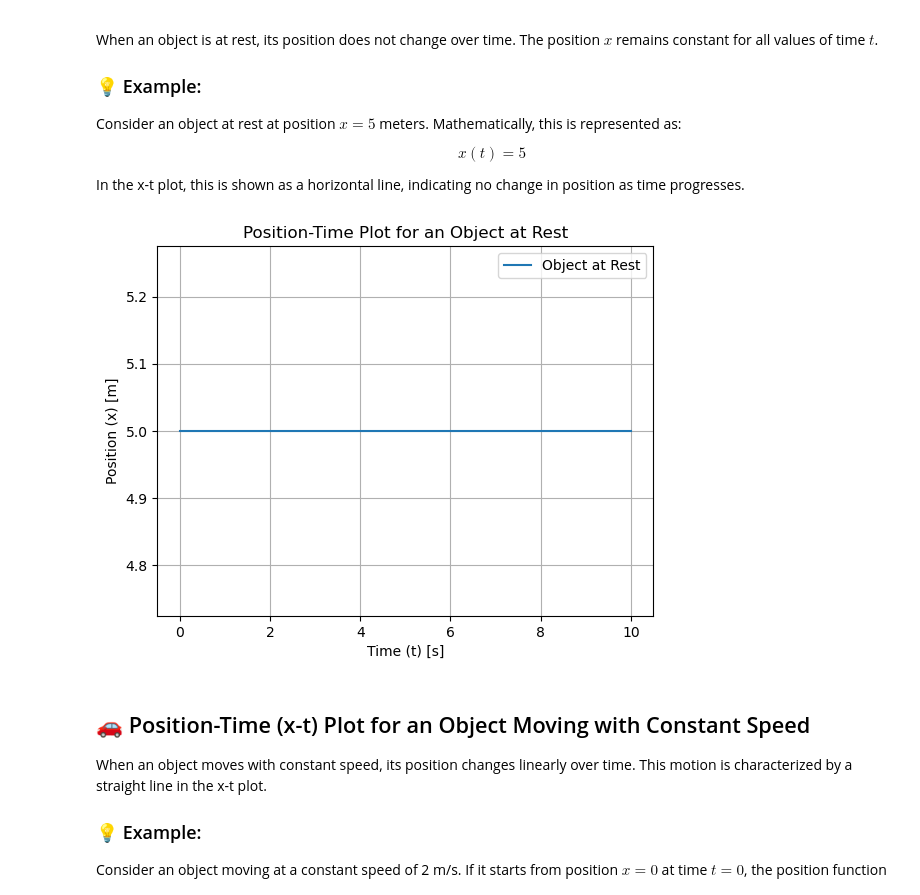
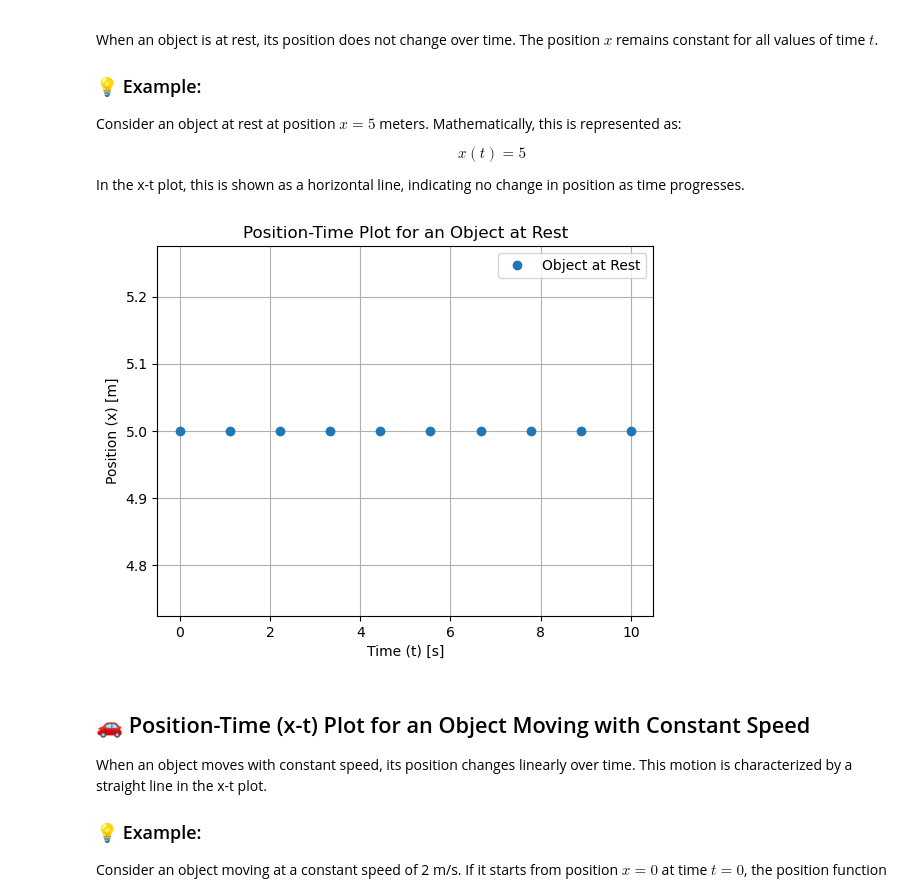
Before and after one commit to rasnarim/PhyPy, a Jupyter notebook: LinearLanes.ipynb, the cells around one changed output. Saved outputs shown, nothing was run; the diff lists cells and outputs as text; code cells hidden in the pictures.

```diff
--- a/LinearLanes.ipynb
+++ b/LinearLanes.ipynb
@@ -25,23 +25,23 @@ In the x-t plot, this is shown as a horizontal line, indicating no change in pos
 # %%
 import matplotlib.pyplot as plt
 import numpy as np
 
 # Time values from 0 to 10 seconds
-t = np.linspace(0, 10, 100)
+t = np.linspace(0, 10, 10)
 
 # Position of the object (constant)
 x = np.full_like(t, 5)
 
 # Plotting the x-t graph
-plt.plot(t, x, label='Object at Rest')
+plt.plot(t, x, label='Object at Rest', marker='o', linestyle='none')
 plt.xlabel('Time (t) [s]')
 plt.ylabel('Position (x) [m]')
 plt.title('Position-Time Plot for an Object at Rest')
 plt.grid(True)
 plt.legend()
 plt.show()
 # %% [output]
-[figure, old version]
+[figure, new version]
 # %% [markdown]
 ## 🚗 Position-Time (x-t) Plot for an Object Moving with Constant Speed
 
```
Also changed, not shown: parts of 7 cells of this notebook.
